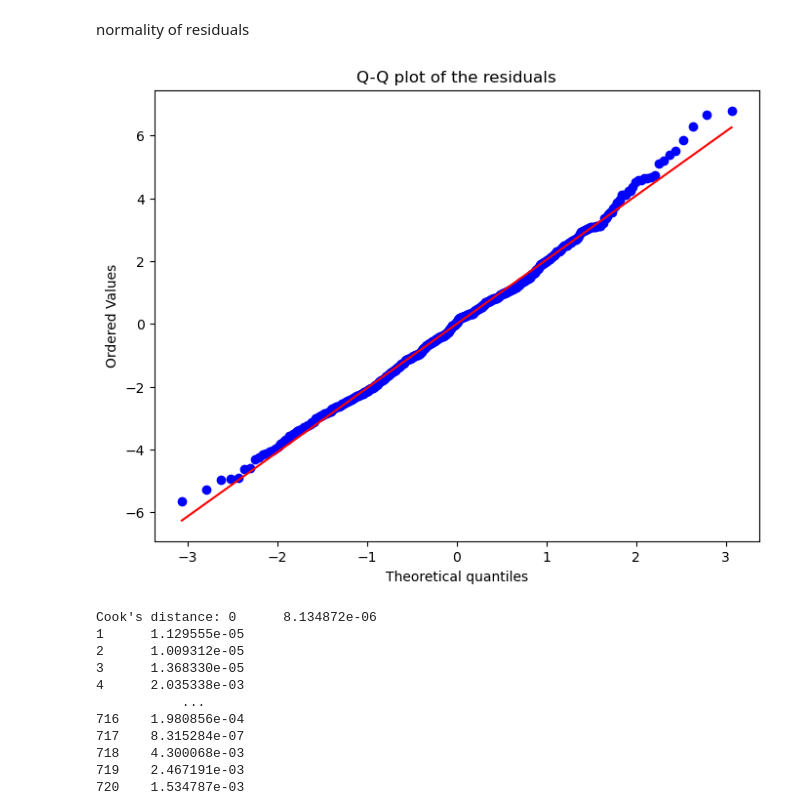
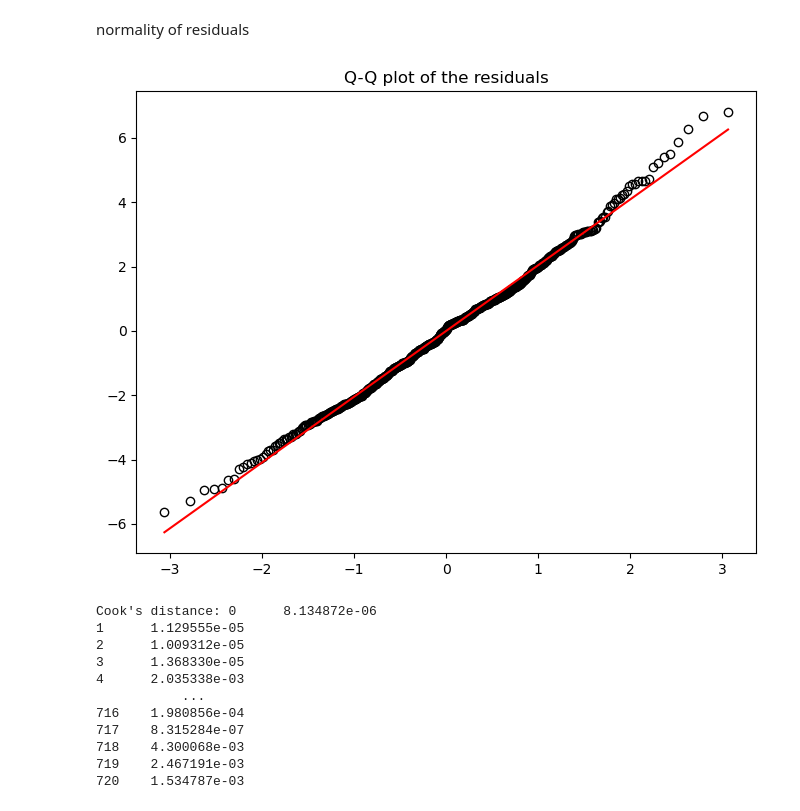
Before and after one commit to yiyansun/qm_groupwork, a Jupyter notebook: new.ipynb, the cells around one changed output. Cells and saved outputs as stored; diff of their text form; code cells hidden in the pictures.

```diff
--- a/new.ipynb
+++ b/new.ipynb
@@ -553,13 +613,18 @@ plt.show()
 # %% [markdown]
 normality of residuals
 # %%
+import matplotlib.pyplot as plt
+from scipy import stats
+
 # Create a Q-Q plot of the residuals
 plt.figure(figsize=(8, 6))
-stats.probplot(residuals, plot=plt)
+(osm, osr), (slope, intercept, r) = stats.probplot(residuals, plot=None)
+plt.plot(osm, osr, 'o', markerfacecolor='none', markeredgecolor='black')
+plt.plot(osm, slope*osm + intercept, 'r')  # Add trend line
 plt.title('Q-Q plot of the residuals')
 plt.show()
 # %% [output]
-[figure, old version]
+[figure, new version]
 # %%
 # Calculate Cook's distance
 influence = OLSInfluence(results)
```
Also changed, not shown: parts of 10 cells of this notebook.
